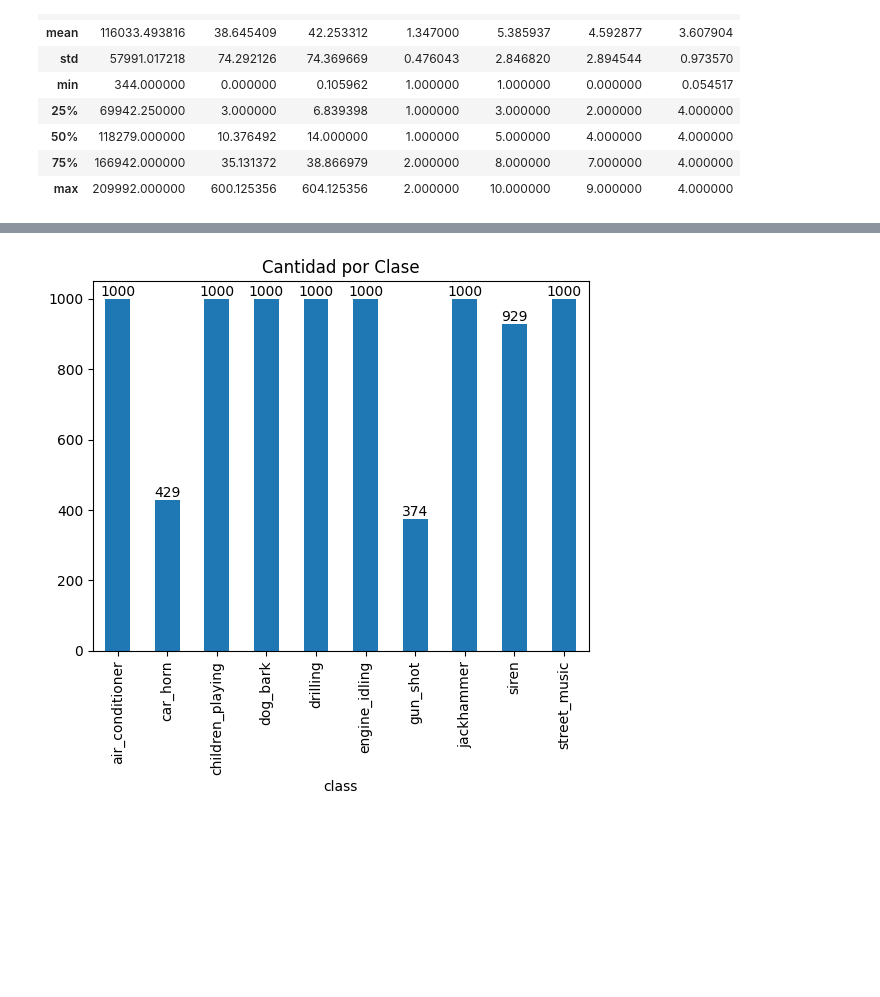
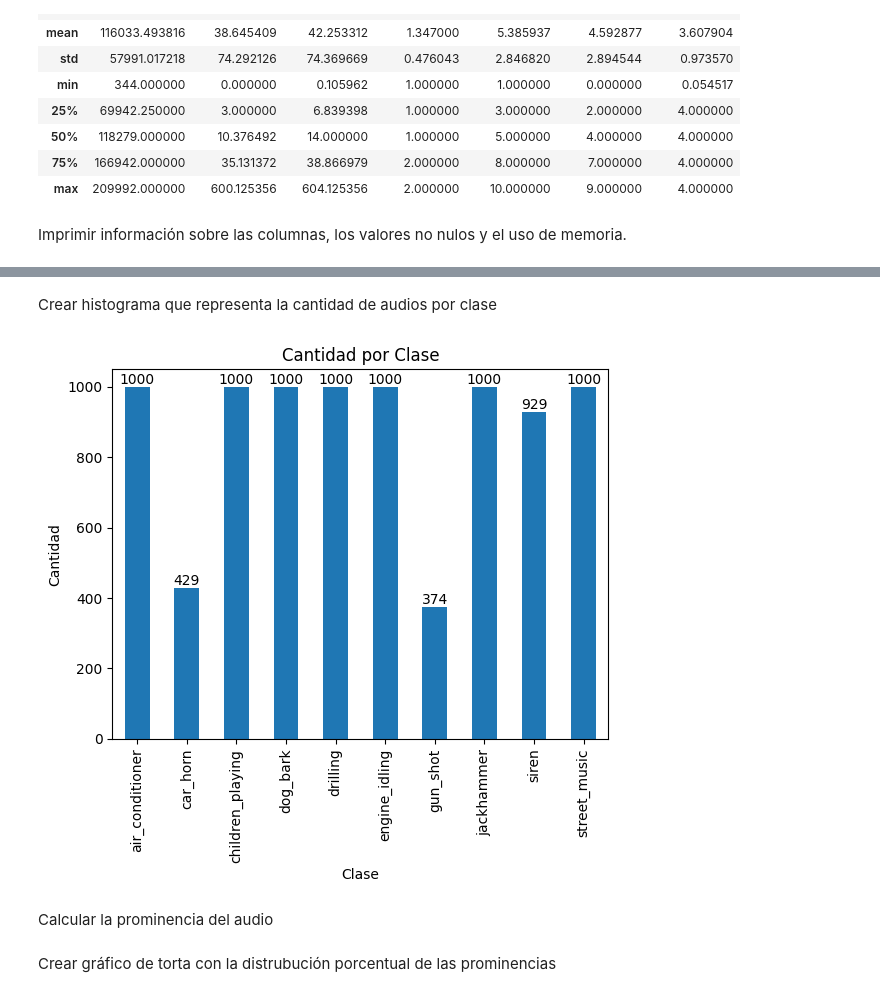
Before and after one commit to sebascarag/AI-SyntheticSound, a Jupyter notebook: EDA Urbansound8k.ipynb, the cells around one changed output, grey strips where cells are left out. Cells and saved outputs as stored; diff of their text form; code cells hidden in the pictures; blank space fills up the shorter version.

```diff
--- a/EDA Urbansound8k.ipynb
+++ b/EDA Urbansound8k.ipynb
@@ -82,6 +117,8 @@ data.describe()
 | 50% | 118279.000000 | 10.376492 | 14.000000 | 1.000000 | 5.000000 | 4.000000 | 4.000000 |
 | 75% | 166942.000000 | 35.131372 | 38.866979 | 2.000000 | 8.000000 | 7.000000 | 4.000000 |
 | max | 209992.000000 | 600.125356 | 604.125356 | 2.000000 | 10.000000 | 9.000000 | 4.000000 |
+# %% [markdown]
+Imprimir información sobre las columnas, los valores no nulos y el uso de memoria.
 # %%
 data.info()
 # %% [output]
@@ -102,14 +139,20 @@ Data columns (total 10 columns):
  9   label_duration   8732 non-null   object
 dtypes: float64(3), int64(4), object(3)
 memory usage: 682.3+ KB
+# %% [markdown]
+Crear histograma que representa la cantidad de audios por clase
 # %%
-ax = data.groupby("class").count()['classID'].plot.bar(title="Cantidad por Clase")
+ax = data.groupby("class").count()['classID'].plot.bar(title="Cantidad por Clase", ylabel="Cantidad", xlabel="Clase")
 
 for container in ax.containers:
     ax.bar_label(container)
 # %% [output]
-[figure, old version]
+[figure, new version]
+# %% [markdown]
+Calcular la prominencia del audio
 # %%
 # data['label_salience'] = 'primer plano' if data['salience'] == 1 else 'segundo plano'
 data['label_salience'] = np.where(data['salience'] == 1, 'primer plano', 'segundo plano')
+# %% [markdown]
+Crear gráfico de torta con la distrubución porcentual de las prominencias
 # %%
```
Also changed, not shown: parts of 18 cells of this notebook.
